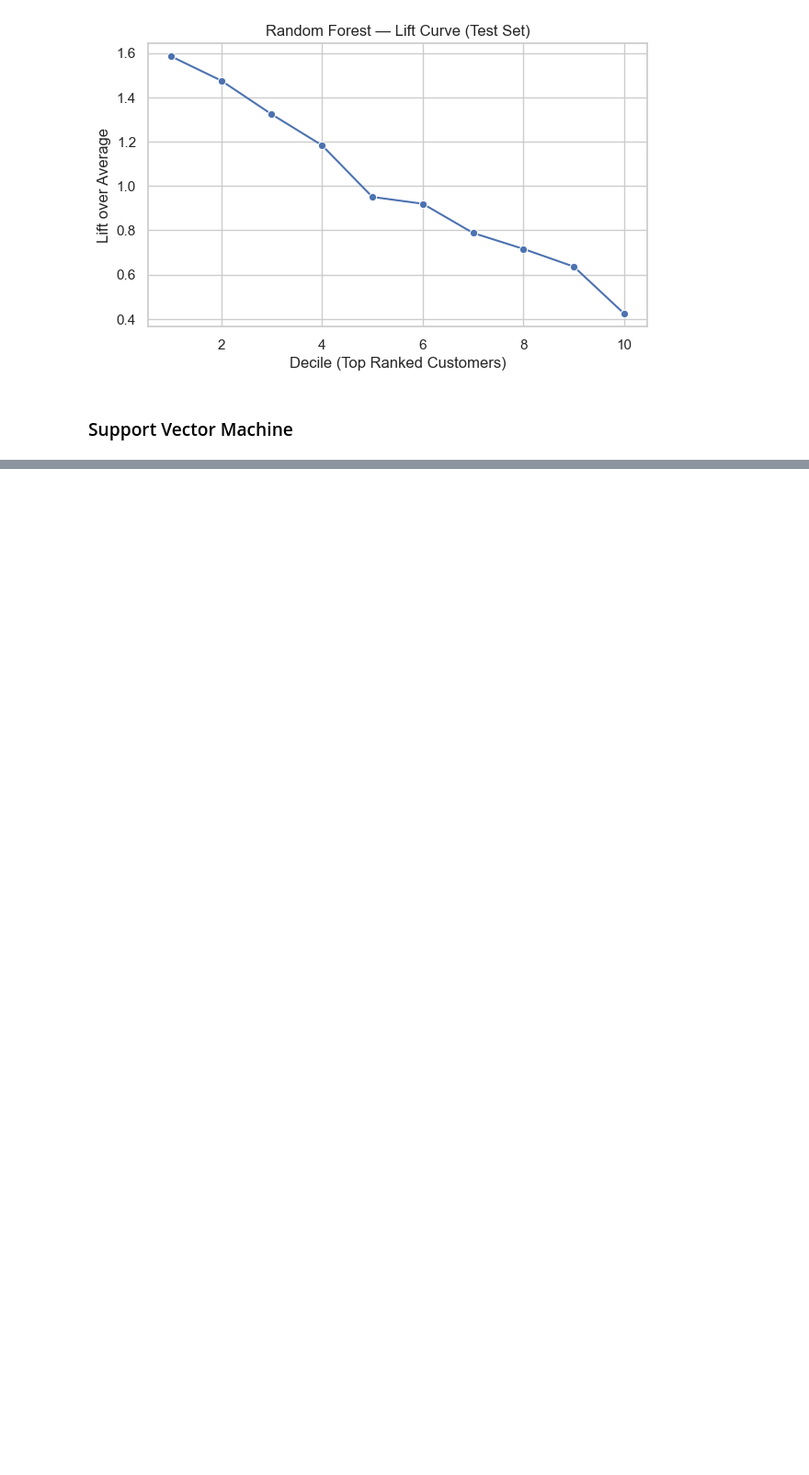
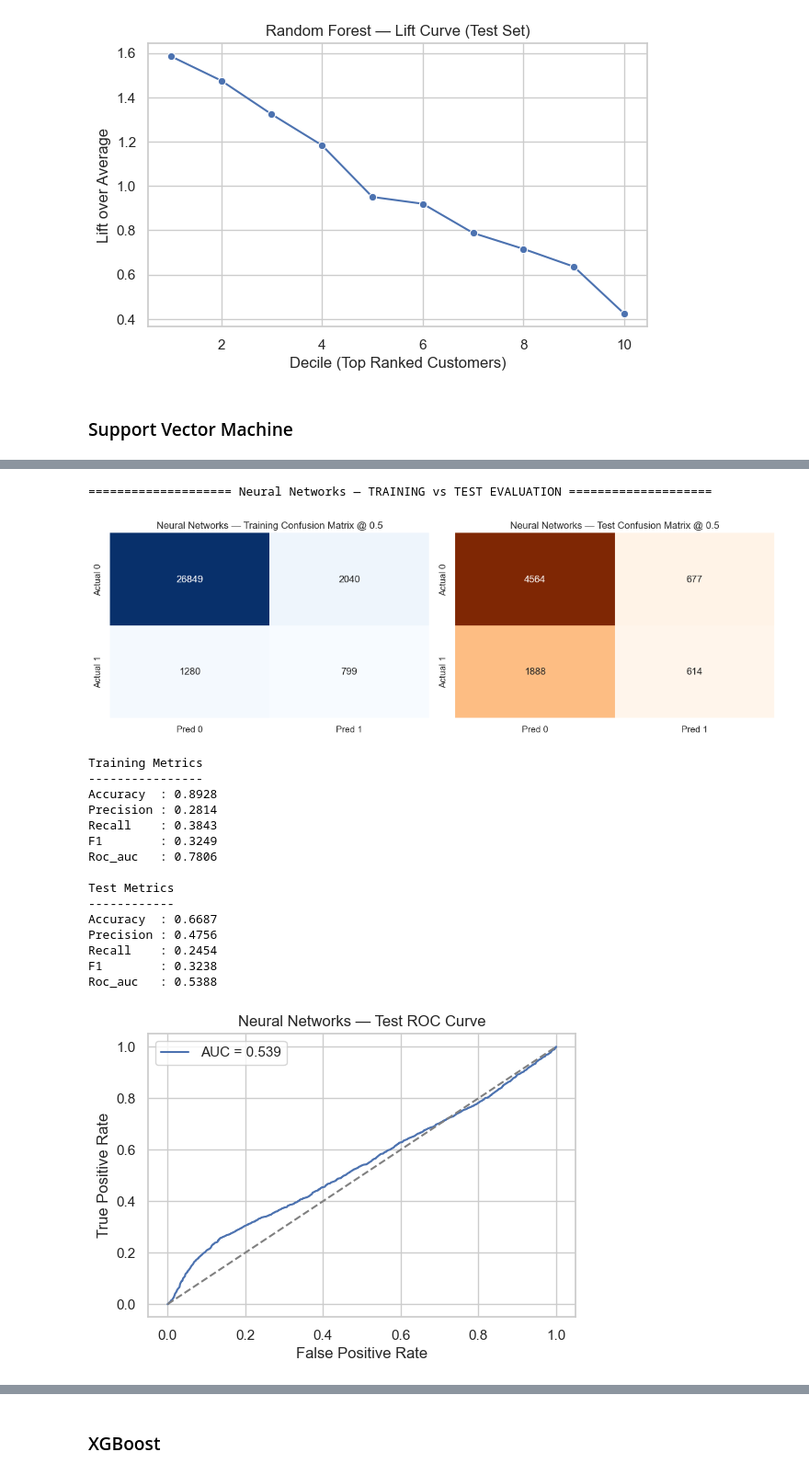
Before and after one commit to conceicao-singa/Bank_Telemarketing_Prediction_EDSB25_1, a Jupyter notebook: notebooks/training.ipynb, the cells around one changed output, grey strips where cells are left out. Shown at 92% size. Cells and saved outputs as stored; diff of their text form; code cells hidden in the pictures; blank space fills up the shorter version.

Commit message:
created variables of fitted models

```diff
--- a/notebooks/training.ipynb
+++ b/notebooks/training.ipynb
@@ -522,0 +509,2 @@ results = evaluate_model(grids_svm, X_train, y_train, X_test, y_test, model_name
+# %%
+nn_pipe = build_mlp_pipeline()
@@ -522,0 +531,38 @@ results = evaluate_model(grids_svm, X_train, y_train, X_test, y_test, model_name
+# %%
+from sklearn.model_selection import GridSearchCV
+param_grid = {
+    "model__hidden_layer_sizes": [(32,), (64,), (32,16)],
+    "model__alpha": [0.0001, 0.001],
+    "model__learning_rate_init": [0.001, 0.01]
+}
+
+# Define time series cross-validation
+tscv = TimeSeriesSplit(n_splits=5)
+
+# Grid search
+gs_nn = GridSearchCV(
+    nn_pipe,
+    param_grid,
+    cv=tscv,
+    scoring="roc_auc",
+    n_jobs=-1
+)
+# %%
+
+
+# Fit model
+grids_nn = gs_nn.fit(X_train, y_train)
+
+print("Best Params:", grids_nn.best_params_)
+print("Best CV ROC-AUC:", grids_nn.best_score_)
+
+# Evaluate on test set
+y_proba = grids_nn.predict_proba(X_test)[:, 1]
+y_pred = (y_proba >= 0.5).astype(int)
+
+print("\nTest Results:")
+print("Accuracy:", accuracy_score(y_test, y_pred))
+print("Precision:", precision_score(y_test, y_pred))
+print("Recall:", recall_score(y_test, y_pred))
+print("F1:", f1_score(y_test, y_pred))
+print("ROC-AUC:", roc_auc_score(y_test, y_proba))
@@ -522,0 +579,21 @@ results = evaluate_model(grids_svm, X_train, y_train, X_test, y_test, model_name
+# %%
+results = evaluate_model(grids_nn, X_train, y_train, X_test, y_test, model_name="Neural Networks",threshold=0.5)
+# %% [output]
+==================== Neural Networks — TRAINING vs TEST EVALUATION ====================
+[figure, added]
+Training Metrics
+----------------
+Accuracy  : 0.8928
+Precision : 0.2814
+Recall    : 0.3843
+F1        : 0.3249
+Roc_auc   : 0.7806
+
+Test Metrics
+------------
+Accuracy  : 0.6687
+Precision : 0.4756
+Recall    : 0.2454
+F1        : 0.3238
+Roc_auc   : 0.5388
+[figure, added]
@@ -522,0 +601,2 @@ results = evaluate_model(grids_svm, X_train, y_train, X_test, y_test, model_name
+# %% [markdown]
+### XGBoost
```
Also changed, not shown: parts of 27 cells of this notebook, 2 other files.
